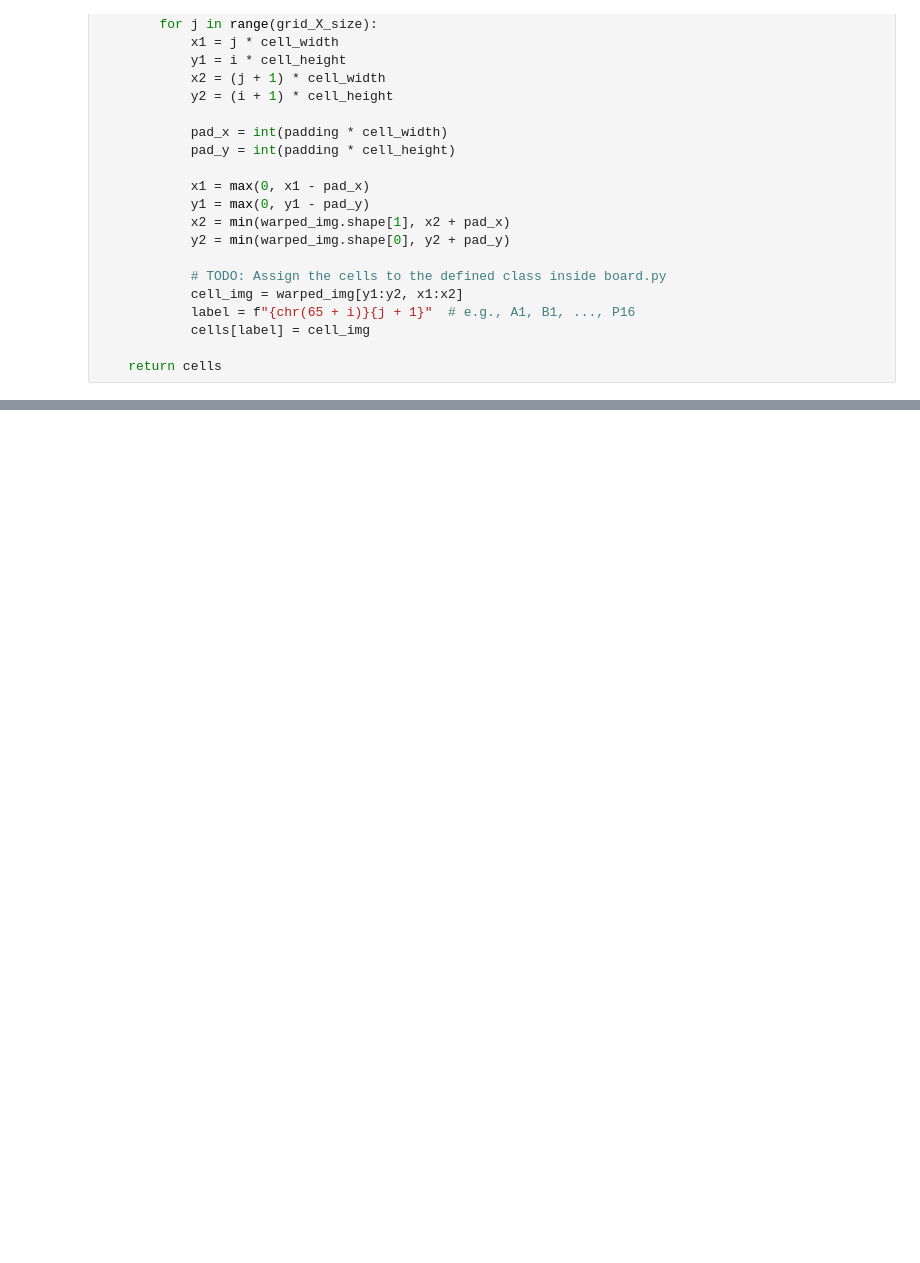
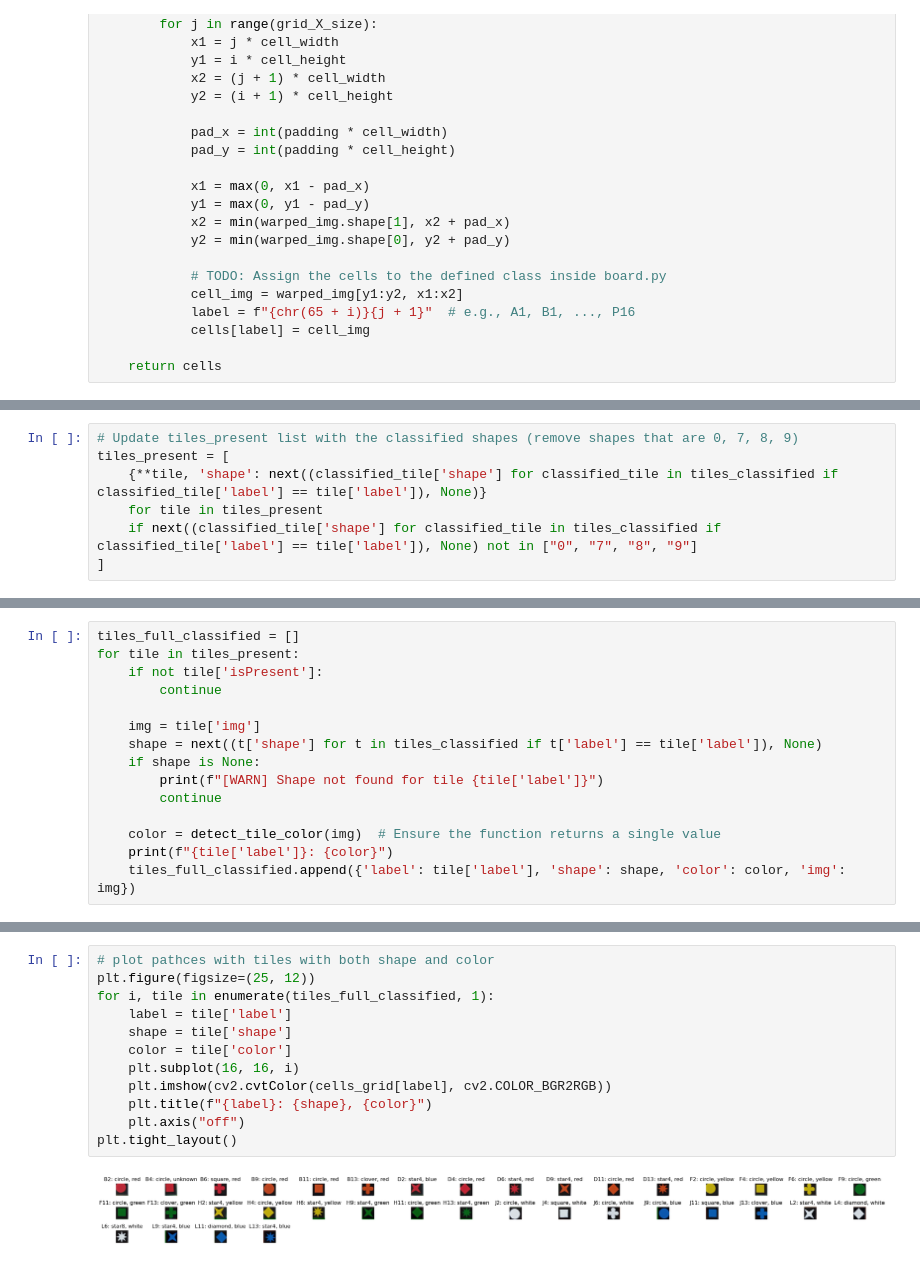
Before and after one commit to Tzepes/CVProj1, a Jupyter notebook: readImages.ipynb, the cells around one changed output, grey strips where cells are left out. Drawn from its saved outputs; the diff is of its cells as text; blank space fills up the shorter version.

```diff
--- a/readImages.ipynb
+++ b/readImages.ipynb
@@ -233,0 +339,7 @@ plt.tight_layout()
+# %%
+# Update tiles_present list with the classified shapes (remove shapes that are 0, 7, 8, 9)
+tiles_present = [
+	{**tile, 'shape': next((classified_tile['shape'] for classified_tile in tiles_classified if classified_tile['label'] == tile['label']), None)}
+	for tile in tiles_present
+	if next((classified_tile['shape'] for classified_tile in tiles_classified if classified_tile['label'] == tile['label']), None) not in ["0", "7", "8", "9"]
+]
@@ -233,0 +380,15 @@ plt.tight_layout()
+# %%
+tiles_full_classified = []
+for tile in tiles_present:
+    if not tile['isPresent']:
+        continue
+
+    img = tile['img']
+    shape = next((t['shape'] for t in tiles_classified if t['label'] == tile['label']), None)
+    if shape is None:
+        print(f"[WARN] Shape not found for tile {tile['label']}")
+        continue
+
+    color = detect_tile_color(img)  # Ensure the function returns a single value
+    print(f"{tile['label']}: {color}")
+    tiles_full_classified.append({'label': tile['label'], 'shape': shape, 'color': color, 'img': img})
@@ -233,0 +413,14 @@ plt.tight_layout()
+# %%
+# plot pathces with tiles with both shape and color
+plt.figure(figsize=(25, 12))
+for i, tile in enumerate(tiles_full_classified, 1):
+    label = tile['label']
+    shape = tile['shape']
+    color = tile['color']
+    plt.subplot(16, 16, i)
+    plt.imshow(cv2.cvtColor(cells_grid[label], cv2.COLOR_BGR2RGB))
+    plt.title(f"{label}: {shape}, {color}")
+    plt.axis("off")
+plt.tight_layout()
+# %% [output]
+[figure, added]
```
Also changed, not shown: parts of 11 cells of this notebook, 7 other files.
